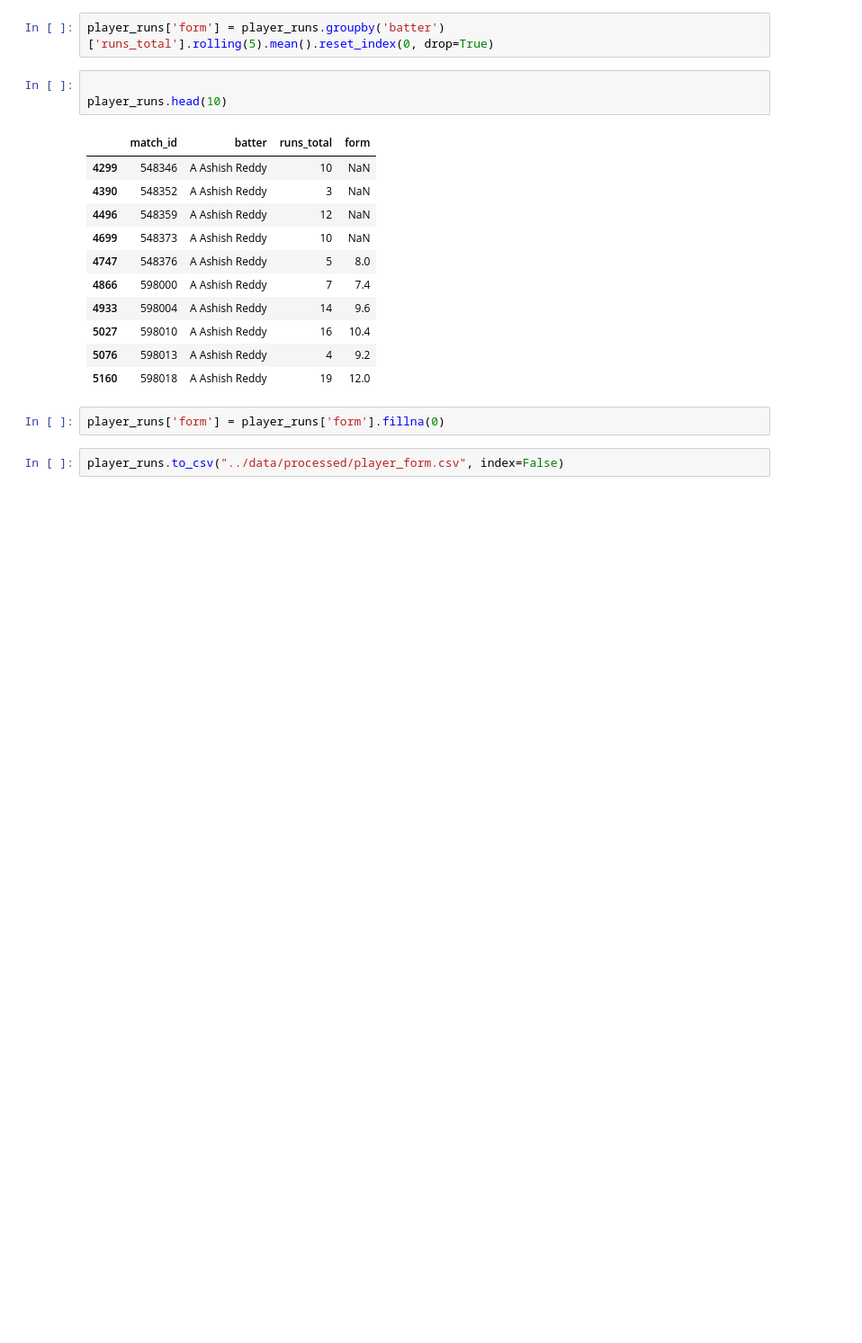
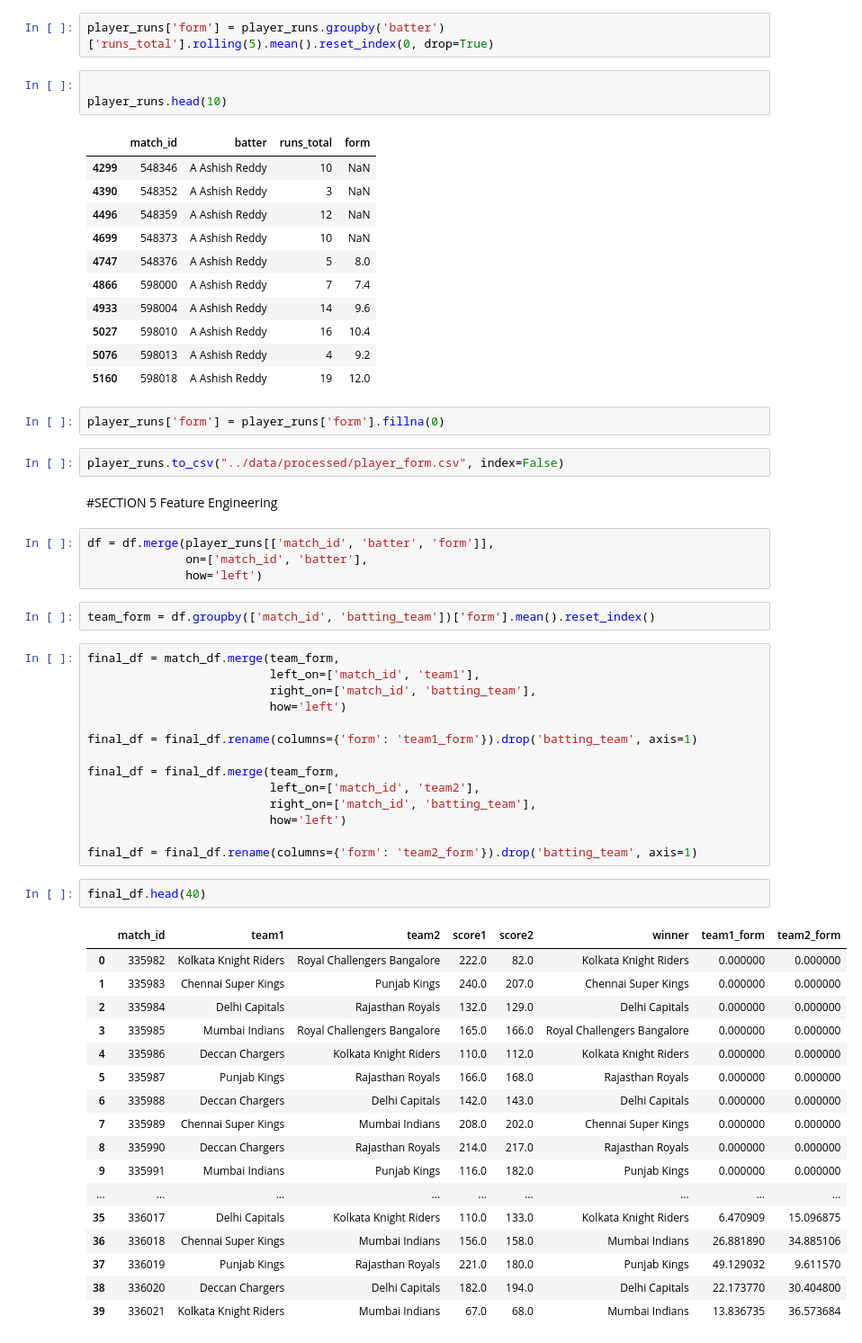
Before and after one commit to Shivajibadhale/IPL-Prediction-2026, a Jupyter notebook: notebooks/cleaning.ipynb, the cells around one changed output. Shown at 90% size. Cells and saved outputs as stored; diff of their text form; blank space fills up the shorter version.

```diff
--- a/notebooks/cleaning.ipynb
+++ b/notebooks/cleaning.ipynb
@@ -156,3 +156,45 @@ player_runs.head(10)
 player_runs['form'] = player_runs['form'].fillna(0)
 # %%
 player_runs.to_csv("../data/processed/player_form.csv", index=False)
+# %% [markdown]
+#SECTION 5 Feature Engineering
+# %%
+df = df.merge(player_runs[['match_id', 'batter', 'form']],
+              on=['match_id', 'batter'],
+              how='left')
+# %%
+team_form = df.groupby(['match_id', 'batting_team'])['form'].mean().reset_index()
+# %%
+final_df = match_df.merge(team_form,
+                          left_on=['match_id', 'team1'],
+                          right_on=['match_id', 'batting_team'],
+                          how='left')
+
+final_df = final_df.rename(columns={'form': 'team1_form'}).drop('batting_team', axis=1)
+
+final_df = final_df.merge(team_form,
+                          left_on=['match_id', 'team2'],
+                          right_on=['match_id', 'batting_team'],
+                          how='left')
+
+final_df = final_df.rename(columns={'form': 'team2_form'}).drop('batting_team', axis=1)
+# %%
+final_df.head(40)
+# %% [output]
+|  | match_id | team1 | team2 | score1 | score2 | winner | team1_form | team2_form |
+| 0 | 335982 | Kolkata Knight Riders | Royal Challengers Bangalore | 222.0 | 82.0 | Kolkata Knight Riders | 0.000000 | 0.000000 |
+| 1 | 335983 | Chennai Super Kings | Punjab Kings | 240.0 | 207.0 | Chennai Super Kings | 0.000000 | 0.000000 |
+| 2 | 335984 | Delhi Capitals | Rajasthan Royals | 132.0 | 129.0 | Delhi Capitals | 0.000000 | 0.000000 |
+| 3 | 335985 | Mumbai Indians | Royal Challengers Bangalore | 165.0 | 166.0 | Royal Challengers Bangalore | 0.000000 | 0.000000 |
+| 4 | 335986 | Deccan Chargers | Kolkata Knight Riders | 110.0 | 112.0 | Kolkata Knight Riders | 0.000000 | 0.000000 |
+| 5 | 335987 | Punjab Kings | Rajasthan Royals | 166.0 | 168.0 | Rajasthan Royals | 0.000000 | 0.000000 |
+| 6 | 335988 | Deccan Chargers | Delhi Capitals | 142.0 | 143.0 | Delhi Capitals | 0.000000 | 0.000000 |
+| 7 | 335989 | Chennai Super Kings | Mumbai Indians | 208.0 | 202.0 | Chennai Super Kings | 0.000000 | 0.000000 |
+| 8 | 335990 | Deccan Chargers | Rajasthan Royals | 214.0 | 217.0 | Rajasthan Royals | 0.000000 | 0.000000 |
+| 9 | 335991 | Mumbai Indians | Punjab Kings | 116.0 | 182.0 | Punjab Kings | 0.000000 | 0.000000 |
+| ... | ... | ... | ... | ... | ... | ... | ... | ... |
+| 35 | 336017 | Delhi Capitals | Kolkata Knight Riders | 110.0 | 133.0 | Kolkata Knight Riders | 6.470909 | 15.096875 |
+| 36 | 336018 | Chennai Super Kings | Mumbai Indians | 156.0 | 158.0 | Mumbai Indians | 26.881890 | 34.885106 |
+| 37 | 336019 | Punjab Kings | Rajasthan Royals | 221.0 | 180.0 | Punjab Kings | 49.129032 | 9.611570 |
+| 38 | 336020 | Deccan Chargers | Delhi Capitals | 182.0 | 194.0 | Delhi Capitals | 22.173770 | 30.404800 |
+| 39 | 336021 | Kolkata Knight Riders | Mumbai Indians | 67.0 | 68.0 | Mumbai Indians | 13.836735 | 36.573684 |
```
Also changed, not shown: parts of 10 cells of this notebook.
